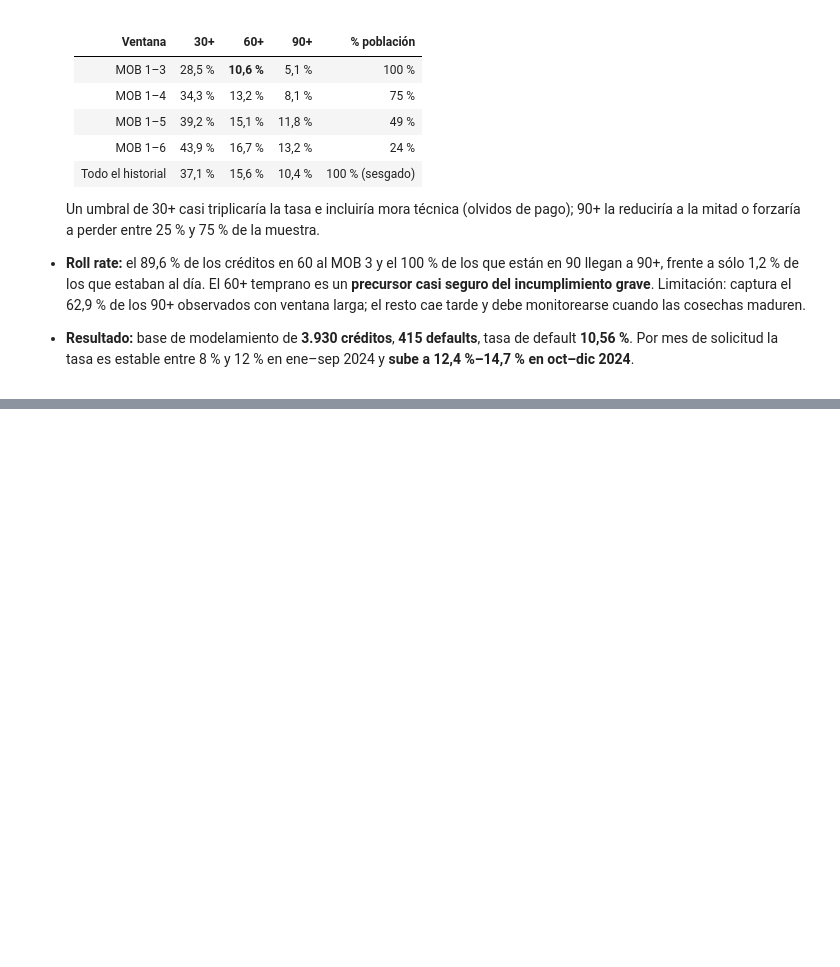
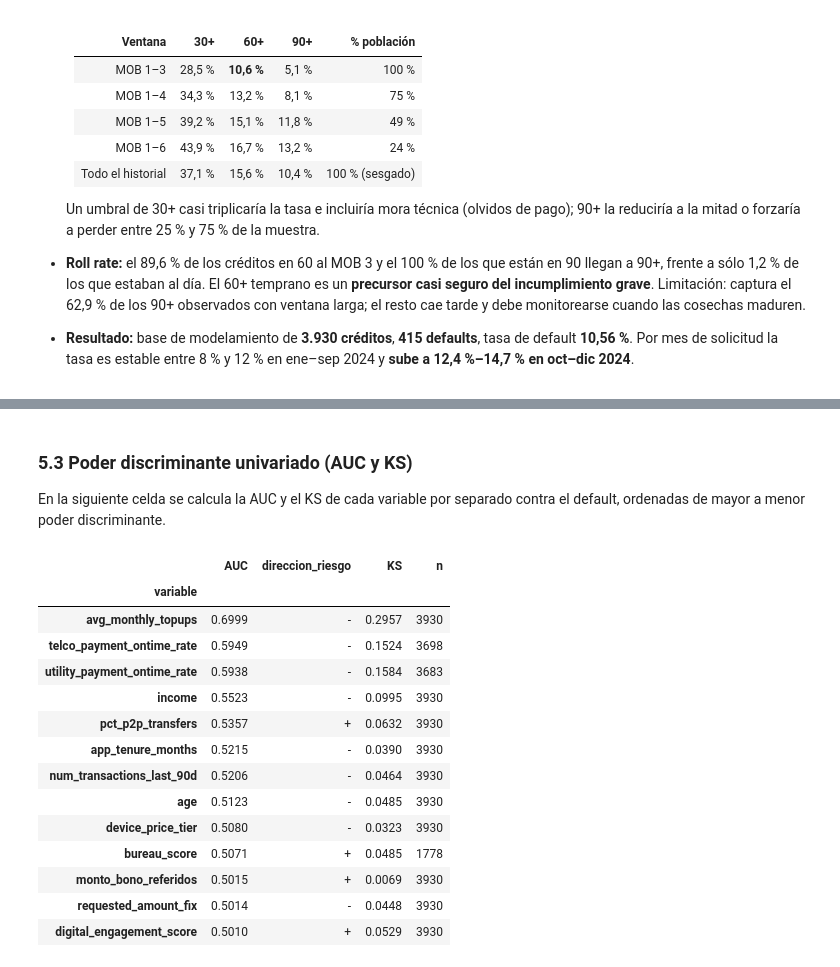
Before and after one commit to maisaarial/prueba-nequi, a Jupyter notebook: notebooks/01_modelo_pd_thin_file.ipynb, the cells around one changed output, grey strips where cells are left out. Drawn from its saved outputs; the diff is of its cells as text; code cells hidden in the pictures; blank space fills up the shorter version.

```diff
--- a/notebooks/01_modelo_pd_thin_file.ipynb
+++ b/notebooks/01_modelo_pd_thin_file.ipynb
@@ -774,0 +830,29 @@ Base de modelamiento: 3,930 | defaults: 415 | tasa: 10.56%
+# %% [markdown]
+### 5.3 Poder discriminante univariado (AUC y KS)
+En la siguiente celda se calcula la AUC y el KS de cada variable por separado contra
+el default, ordenadas de mayor a menor poder discriminante.
+# %%
+filas = []
+for c in eda_num + ["monto_bono_referidos"]:
+    a, d = auc_univariada(abt["default"], abt[c])
+    m = abt[c].notna()
+    filas.append({"variable": c, "AUC": a, "direccion_riesgo": d,
+                  "KS": ks(abt.default[m], abt[c][m] * (1 if d == "+" else -1)), "n": int(m.sum())})
+uni = pd.DataFrame(filas).sort_values("AUC", ascending=False).set_index("variable")
+uni.round(4)
+# %% [output]
+|  | AUC | direccion_riesgo | KS | n |
+| variable |  |  |  |  |
+| avg_monthly_topups | 0.6999 | - | 0.2957 | 3930 |
+| telco_payment_ontime_rate | 0.5949 | - | 0.1524 | 3698 |
+| utility_payment_ontime_rate | 0.5938 | - | 0.1584 | 3683 |
+| income | 0.5523 | - | 0.0995 | 3930 |
+| pct_p2p_transfers | 0.5357 | + | 0.0632 | 3930 |
+| app_tenure_months | 0.5215 | - | 0.0390 | 3930 |
+| num_transactions_last_90d | 0.5206 | - | 0.0464 | 3930 |
+| age | 0.5123 | - | 0.0485 | 3930 |
+| device_price_tier | 0.5080 | - | 0.0323 | 3930 |
+| bureau_score | 0.5071 | + | 0.0485 | 1778 |
+| monto_bono_referidos | 0.5015 | + | 0.0069 | 3930 |
+| requested_amount_fix | 0.5014 | - | 0.0448 | 3930 |
+| digital_engagement_score | 0.5010 | + | 0.0529 | 3930 |
```
Also changed, not shown: parts of 8 cells of this notebook.
